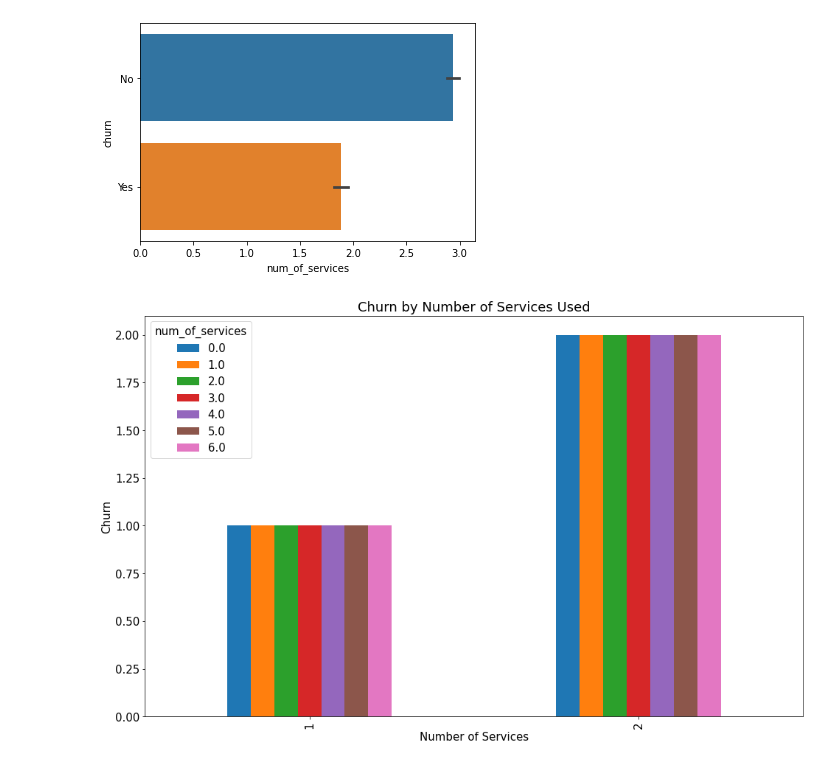
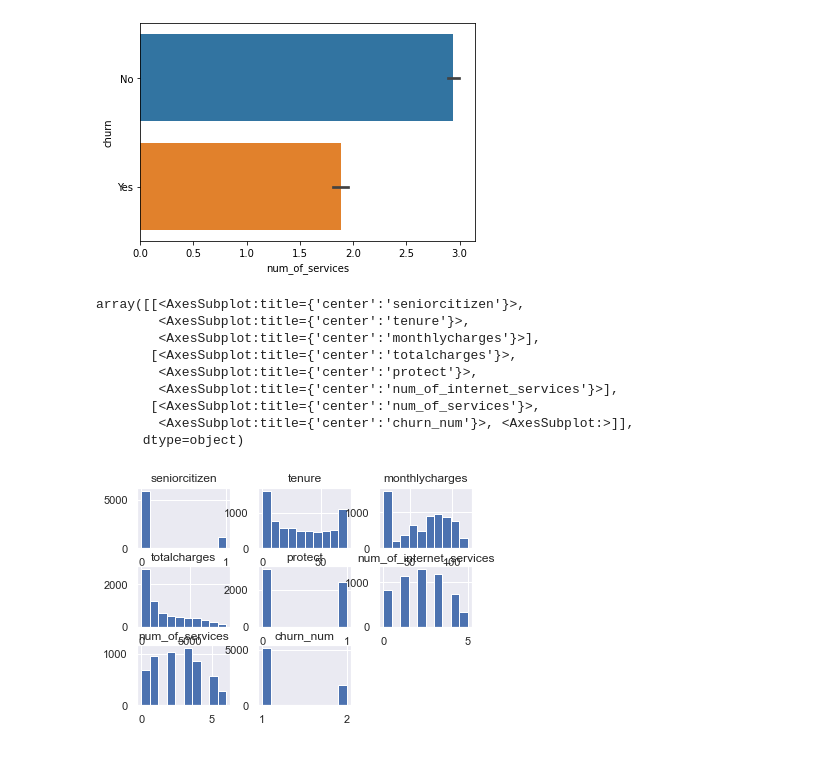
Before and after one commit to GriffinRiner/bsc-phase-three-project, a Jupyter notebook: notebooks/exploratory/Griffin/Warren_copy.ipynb, the cells around one changed output. Drawn from its saved outputs; the diff is of its cells as text; code cells hidden in the pictures.

```diff
--- a/notebooks/exploratory/Griffin/Warren_copy.ipynb
+++ b/notebooks/exploratory/Griffin/Warren_copy.ipynb
@@ -286,11 +314,22 @@ sns.barplot(x=df['num_of_services'], y=df['churn'])
 <AxesSubplot:xlabel='num_of_services', ylabel='churn'>
 [figure]
 # %%
-plt.rcParams.update({'font.size': 15})
-df.groupby(['num_of_services', 'churn_num'])\
-.count()\
-.iloc[:,:1]\
-.reset_index()\
-.pivot(index='churn_num', columns='num_of_services', values='churn_num').plot(kind='bar', figsize=(16,10), title='Churn by Number of Services Used', ylabel='Churn', xlabel='Number of Services');
+#plt.rcParams.update({'font.size': 15})
+#df.groupby(['num_of_services', 'churn_num'])\
+#.count()\
+#.iloc[:,:1]\
+#.reset_index()\
+#.pivot(index='churn_num', columns='num_of_services', values='churn_num').plot(kind='bar', figsize=(16,10), title='Churn by Number of Services Used', ylabel='Churn', xlabel='Number of Services');
-# %% [output]
-[figure, removed]
+# %%
+df.hist()
+# %% [output]
+array([[<AxesSubplot:title={'center':'seniorcitizen'}>,
+        <AxesSubplot:title={'center':'tenure'}>,
+        <AxesSubplot:title={'center':'monthlycharges'}>],
+       [<AxesSubplot:title={'center':'totalcharges'}>,
+        <AxesSubplot:title={'center':'protect'}>,
+        <AxesSubplot:title={'center':'num_of_internet_services'}>],
+       [<AxesSubplot:title={'center':'num_of_services'}>,
+        <AxesSubplot:title={'center':'churn_num'}>, <AxesSubplot:>]],
+      dtype=object)
+[figure, added]
```
Also changed, not shown: parts of 8 cells of this notebook, 2 other files.
